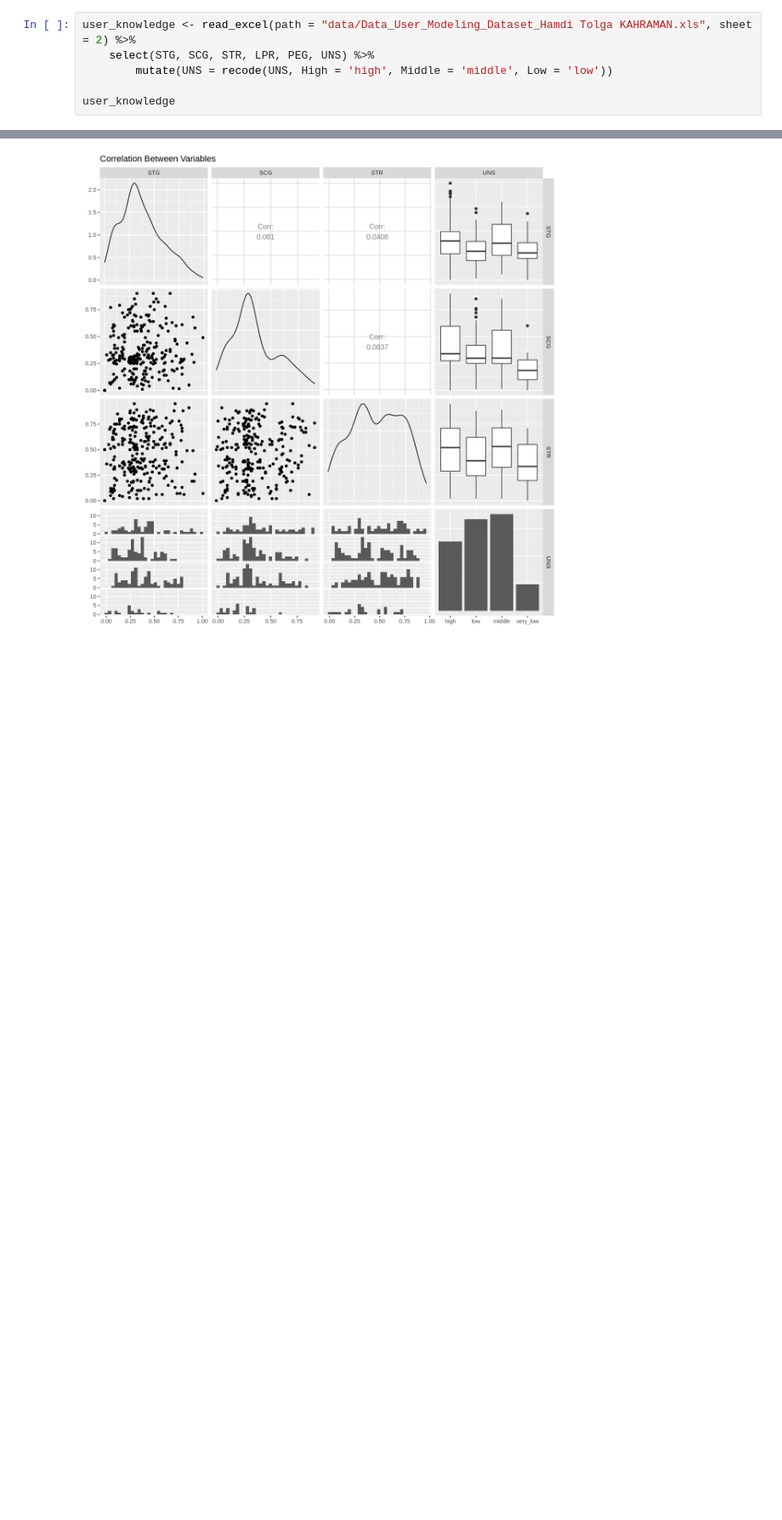
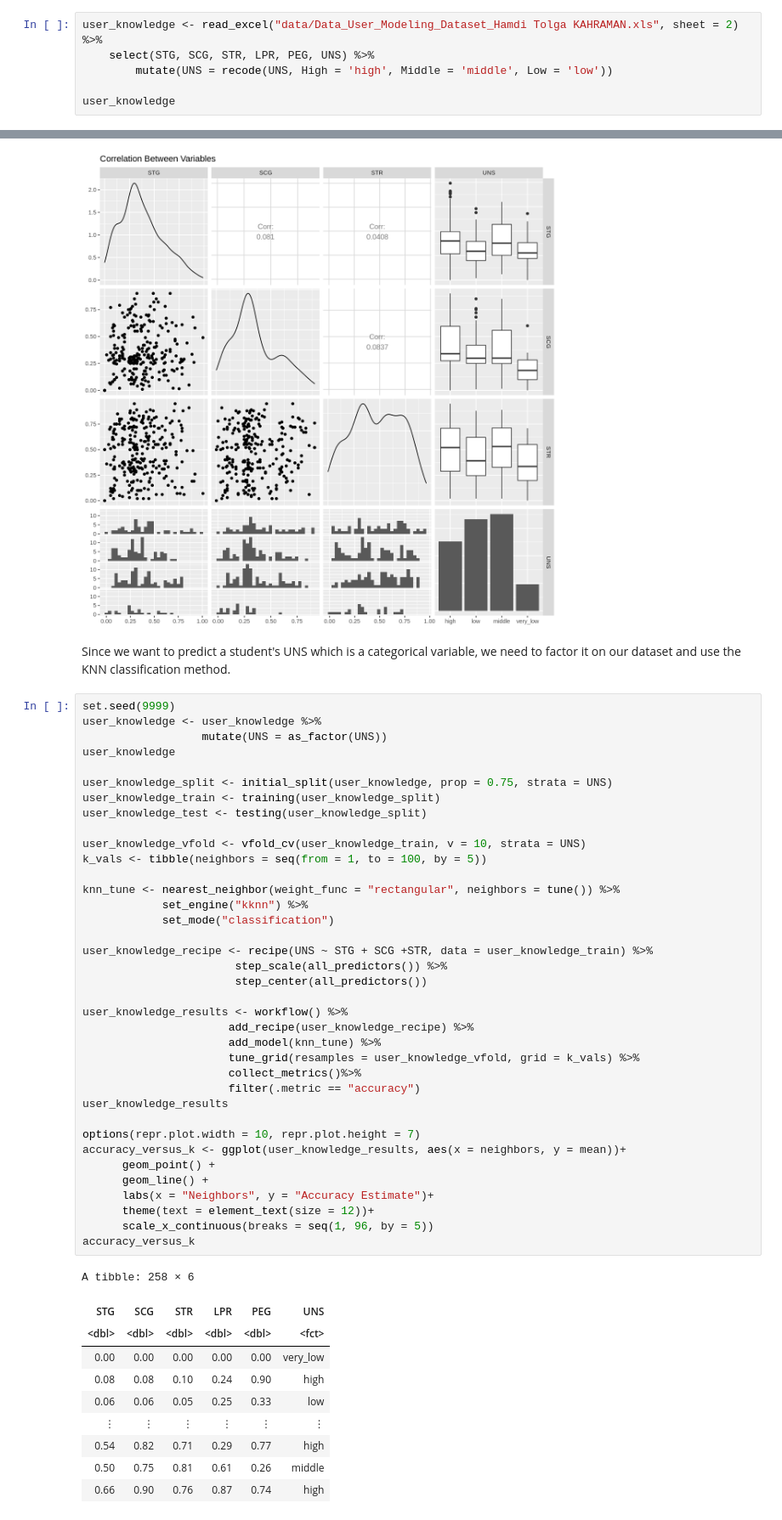
Before and after one commit to Wills-Hao/DSCI-100-project, a Jupyter notebook: group_project.ipynb, the cells around one changed output, grey strips where cells are left out. Shown at 85% size. Saved outputs shown, nothing was run; the diff lists cells and outputs as text; blank space fills up the shorter version.

```diff
--- a/group_project.ipynb
+++ b/group_project.ipynb
@@ -47,7 +46,7 @@ Warning message in file(filename, "r", encoding = encoding):
 “cannot open file 'tests.R': No such file or directory”
 ERROR: Error in file(filename, "r", encoding = encoding): cannot open the connection
 # %%
-user_knowledge <- read_excel(path = "data/Data_User_Modeling_Dataset_Hamdi Tolga KAHRAMAN.xls", sheet = 2) %>%
+user_knowledge <- read_excel("data/Data_User_Modeling_Dataset_Hamdi Tolga KAHRAMAN.xls", sheet = 2) %>%
     select(STG, SCG, STR, LPR, PEG, UNS) %>%
         mutate(UNS = recode(UNS, High = 'high', Middle = 'middle', Low = 'low'))
 
@@ -126,3 +125,53 @@ corr_plot
 `stat_bin()` using `bins = 30`. Pick better value with `binwidth`.
 [figure]
 [figure]
+# %% [markdown]
+Since we want to predict a student's UNS which is a categorical variable, we need to factor it on our dataset and use the KNN classification method.
+# %%
+set.seed(9999)
+user_knowledge <- user_knowledge %>%
+                  mutate(UNS = as_factor(UNS))
+user_knowledge
+
+user_knowledge_split <- initial_split(user_knowledge, prop = 0.75, strata = UNS)
+user_knowledge_train <- training(user_knowledge_split)
+user_knowledge_test <- testing(user_knowledge_split)
+
+user_knowledge_vfold <- vfold_cv(user_knowledge_train, v = 10, strata = UNS)
+k_vals <- tibble(neighbors = seq(from = 1, to = 100, by = 5))
+
+knn_tune <- nearest_neighbor(weight_func = "rectangular", neighbors = tune()) %>%
+            set_engine("kknn") %>%
+            set_mode("classification")
+
+user_knowledge_recipe <- recipe(UNS ~ STG + SCG +STR, data = user_knowledge_train) %>%
+                       step_scale(all_predictors()) %>%
+                       step_center(all_predictors())
+
+user_knowledge_results <- workflow() %>%
+                      add_recipe(user_knowledge_recipe) %>%
+                      add_model(knn_tune) %>%
+                      tune_grid(resamples = user_knowledge_vfold, grid = k_vals) %>%
+                      collect_metrics()%>%
+                      filter(.metric == "accuracy")
+user_knowledge_results
+
+options(repr.plot.width = 10, repr.plot.height = 7)
+accuracy_versus_k <- ggplot(user_knowledge_results, aes(x = neighbors, y = mean))+
+      geom_point() +
+      geom_line() +
+      labs(x = "Neighbors", y = "Accuracy Estimate")+
+      theme(text = element_text(size = 12))+
+      scale_x_continuous(breaks = seq(1, 96, by = 5))
+accuracy_versus_k
+# %% [output]
+A tibble: 258 × 6
+| STG | SCG | STR | LPR | PEG | UNS |
+| <dbl> | <dbl> | <dbl> | <dbl> | <dbl> | <fct> |
+| 0.00 | 0.00 | 0.00 | 0.00 | 0.00 | very_low |
+| 0.08 | 0.08 | 0.10 | 0.24 | 0.90 | high |
+| 0.06 | 0.06 | 0.05 | 0.25 | 0.33 | low |
+| ⋮ | ⋮ | ⋮ | ⋮ | ⋮ | ⋮ |
+| 0.54 | 0.82 | 0.71 | 0.29 | 0.77 | high |
+| 0.50 | 0.75 | 0.81 | 0.61 | 0.26 | middle |
+| 0.66 | 0.90 | 0.76 | 0.87 | 0.74 | high |
```
Also changed, not shown: parts of 2 cells of this notebook.
